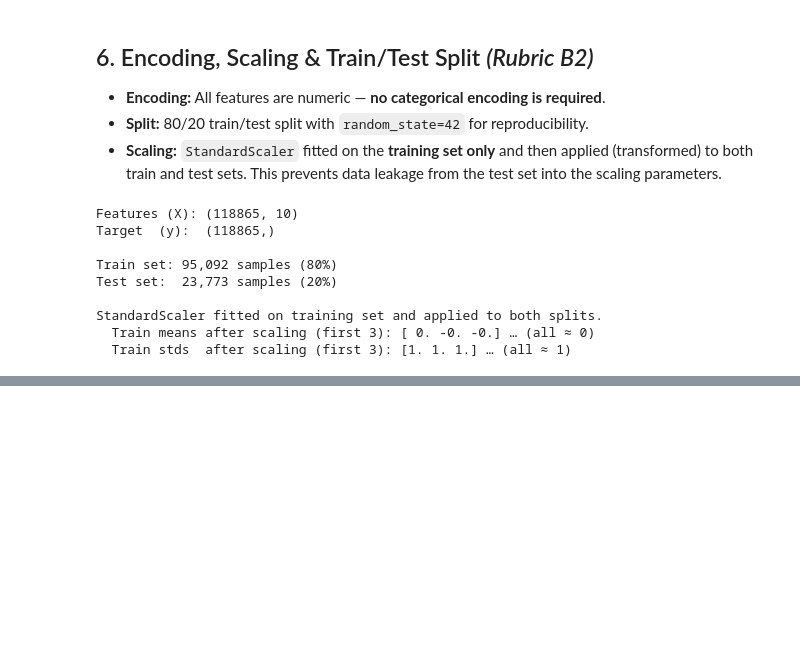
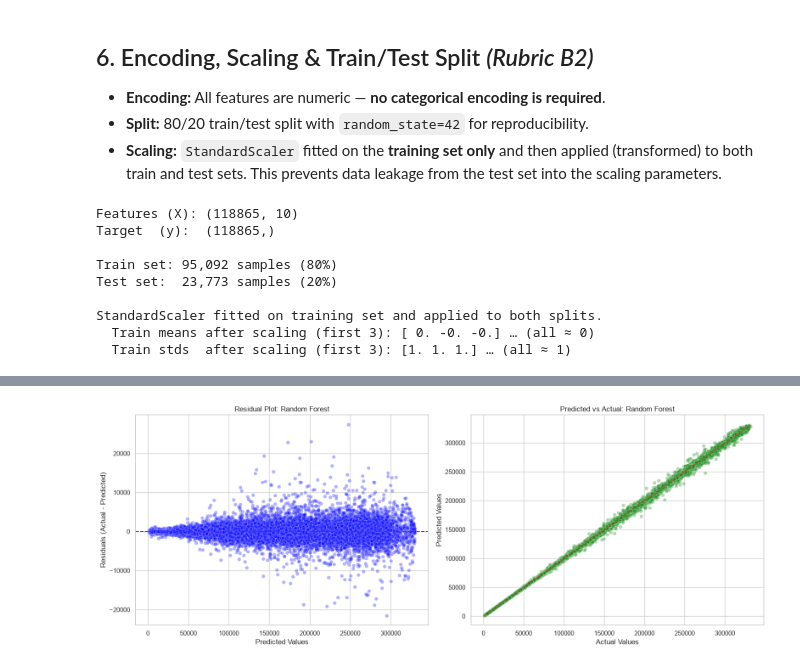
Before and after one commit to TejasviSenka/Machine_Learning_Capstone, a Jupyter notebook: notebooks/regression.ipynb, the cells around one changed output, grey strips where cells are left out. Drawn from its saved outputs; the diff is of its cells as text; code cells hidden in the pictures; blank space fills up the shorter version.

```diff
--- a/notebooks/regression.ipynb
+++ b/notebooks/regression.ipynb
@@ -831,0 +653,18 @@ Feature Importance Ranking:
+# %%
+from sklearn.neighbors import KNeighborsRegressor
+
+knn = KNeighborsRegressor()
+knn_param_grid = {'n_neighbors': [3, 5, 9]}
+knn_grid = GridSearchCV(knn, knn_param_grid, cv=3, scoring='r2')
+knn_grid.fit(X_train_scaled, y_train)
+knn_pred = knn_grid.best_estimator_.predict(X_test_scaled)
+
+print(f"Best K (n_neighbors): {knn_grid.best_params_['n_neighbors']}")
+print(f"KNN R2: {r2_score(y_test, knn_pred):.4f}")
+
+# Discussion on scaling
+print("""
+---
+**Impact of Scaling on KNN:**
+KNN relies on Euclidean distance between data points. If features are not scaled, features with larger ranges (e.g., AC Power, Usage_kWh) will disproportionately dominate the distance calculation, virtually ignoring features with smaller ranges (e.g., Temperature). Scaling ensures all features contribute equally to the distance metric. We scaled our features using StandardScaler earlier, which is critical for this model's success.
+""")
@@ -831,0 +719,58 @@ Feature Importance Ranking:
+# %%
+from sklearn.model_selection import cross_val_score
+import matplotlib.pyplot as plt
+import seaborn as sns
+
+# Identify top 2 models from our evaluation table
+top_2_names = eval_df['Model'].iloc[:2].tolist()
+print(f"Top 2 Models based on Test R2: {top_2_names[0]} and {top_2_names[1]}\n")
+
+# Mapping model names to their estimators
+estimators_dict = {
+    'Linear Regression': lr,
+    'Ridge': ridge,
+    'Lasso': lasso,
+    'ElasticNet': elastic,
+    'Polynomial': pipe_best,
+    'Decision Tree': dt_grid.best_estimator_,
+    'Random Forest': rf_grid.best_estimator_,
+    'Gradient Boosting': gb_grid.best_estimator_,
+    'SVR': svr_best,
+    'KNN': knn_grid.best_estimator_
+}
+
+# 5-fold CV for Top 2
+for name in top_2_names:
+    model = estimators_dict[name]
+    scores = cross_val_score(model, X_train_scaled, y_train, cv=5, scoring='r2')
+    print(f"--- {name} 5-Fold CV R2 ---")
+    print(f"Scores: {scores}")
+    print(f"Mean R2: {scores.mean():.4f} (+/- {scores.std():.4f})\n")
+
+# Visualisations for the BEST model
+best_name = top_2_names[0]
+best_pred = model_preds[best_name]
+
+residuals = y_test - best_pred
+
+fig, axes = plt.subplots(1, 2, figsize=(16, 6))
+
+# 1. Residual Plot
+sns.scatterplot(x=best_pred, y=residuals, alpha=0.3, color='blue', ax=axes[0])
+axes[0].axhline(y=0, color='red', linestyle='--')
+axes[0].set_title(f'Residual Plot: {best_name}')
+axes[0].set_xlabel('Predicted Values')
+axes[0].set_ylabel('Residuals (Actual - Predicted)')
+
+# 2. Predicted vs Actual Plot
+sns.scatterplot(x=y_test, y=best_pred, alpha=0.3, color='green', ax=axes[1])
+min_val = min(y_test.min(), best_pred.min())
+max_val = max(y_test.max(), best_pred.max())
+axes[1].plot([min_val, max_val], [min_val, max_val], 'r--')
+axes[1].set_title(f'Predicted vs Actual: {best_name}')
+axes[1].set_xlabel('Actual Values')
+axes[1].set_ylabel('Predicted Values')
+
+plt.tight_layout()
+plt.show()
+# %% [output]
@@ -831,0 +786 @@ Feature Importance Ranking:
+[figure, added]
```
Also changed, not shown: parts of 47 cells of this notebook.
